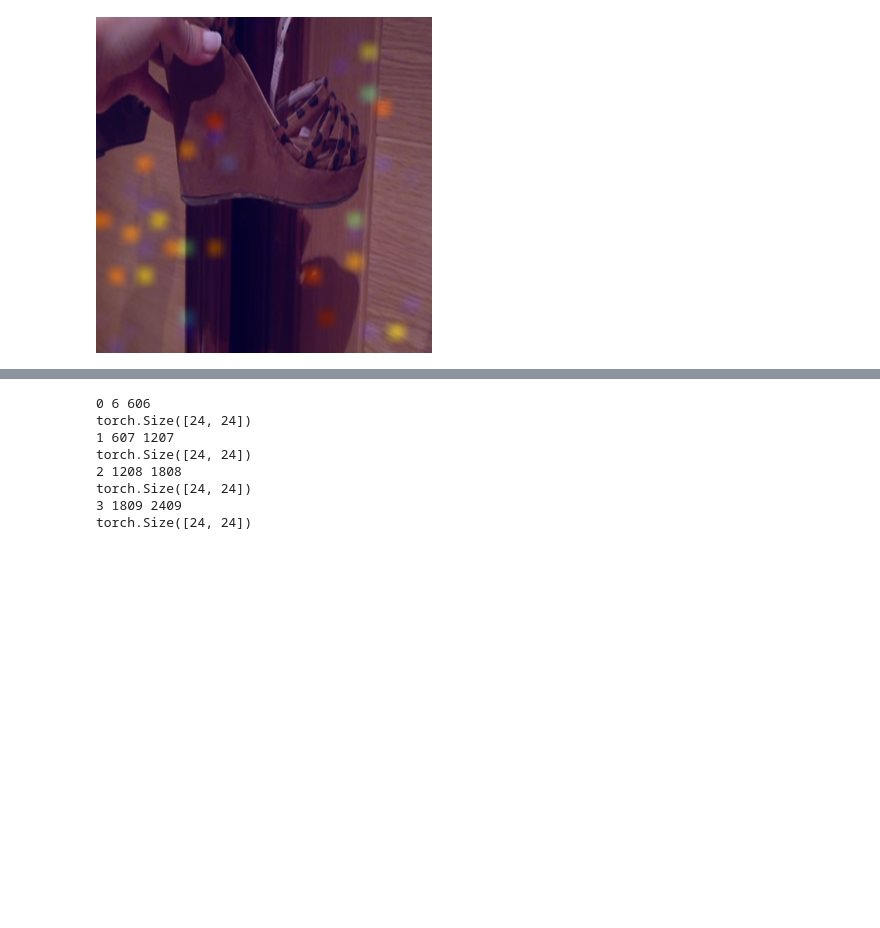
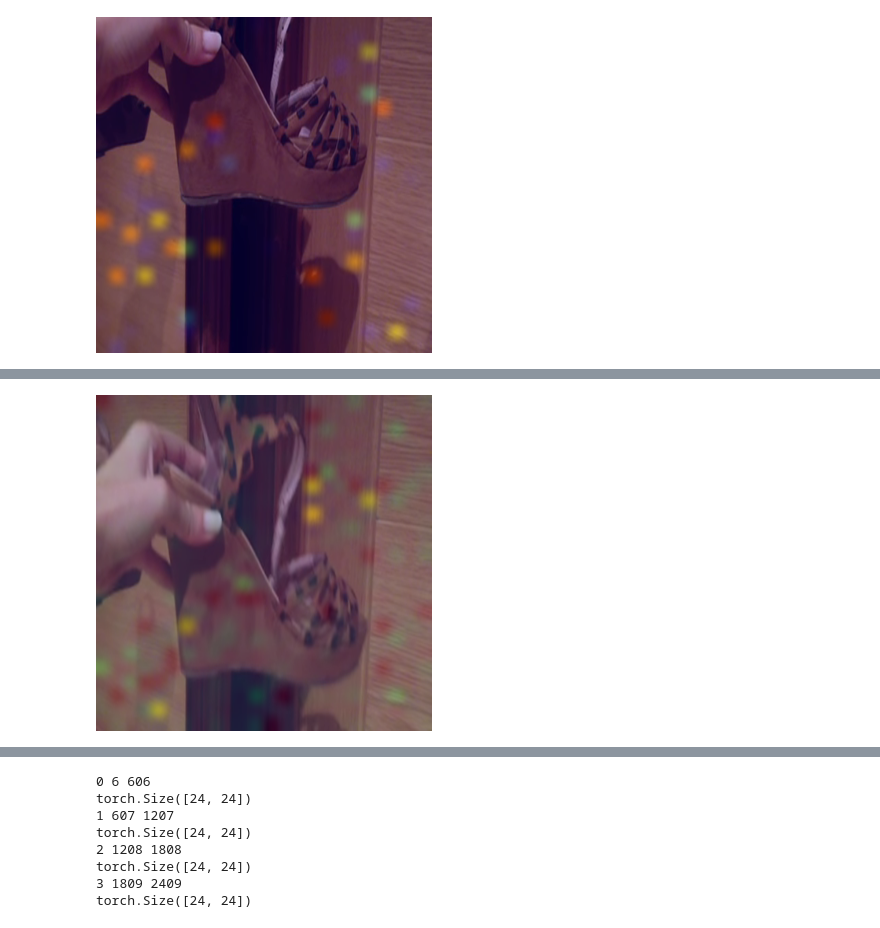
Before and after one commit to bpiyush/CaReBench, a Jupyter notebook: notebooks/visualize_token.ipynb, the cells around one changed output, grey strips where cells are left out. Cells and saved outputs as stored; diff of their text form; code cells hidden in the pictures; blank space fills up the shorter version.

```diff
--- a/notebooks/visualize_token.ipynb
+++ b/notebooks/visualize_token.ipynb
@@ -249,0 +363,4 @@ su.visualize.blend_images(
+# %%
+su.visualize.blend_images(frames_to_viz[2], su.visualize.tensor_to_heatmap(o[2]).resize((336, 336)), 0.4)
+# %% [output]
+[figure, added]
```
Also changed, not shown: parts of 14 cells of this notebook.
